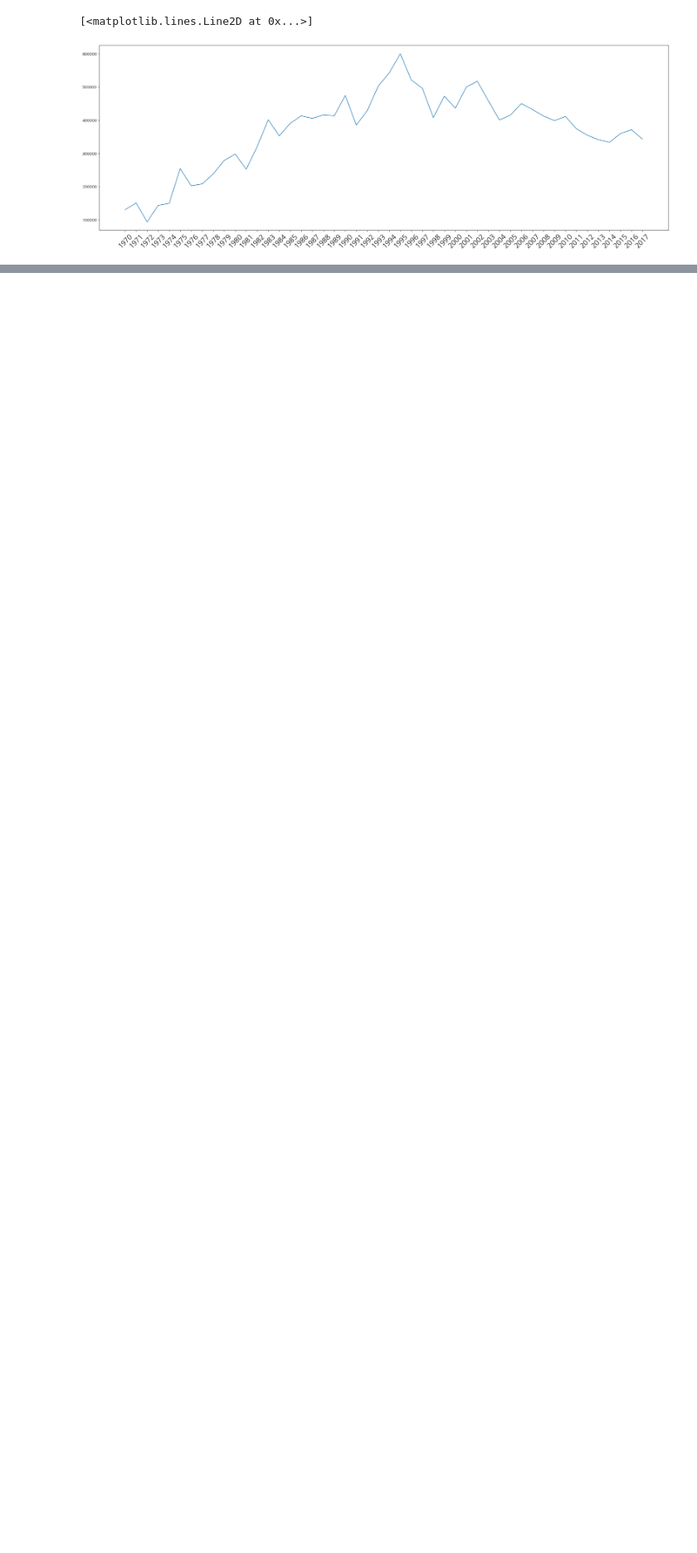
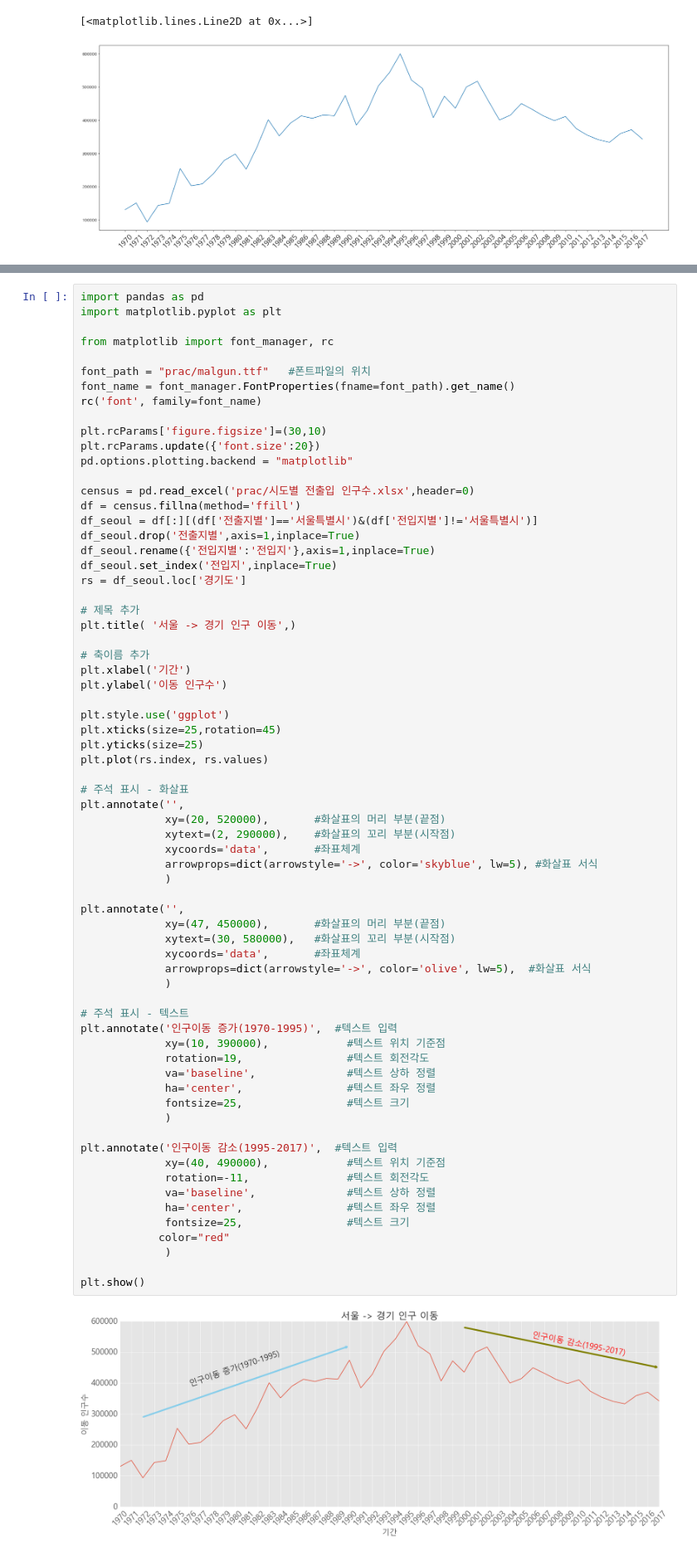
Before and after one commit to Adrian123K/pandas_ml, a Jupyter notebook: 04-2. Pandas DA (200714).ipynb, the cells around one changed output, grey strips where cells are left out. Shown at 83% size. Cells and saved outputs as stored; diff of their text form; blank space fills up the shorter version.

```diff
--- a/04-2. Pandas DA (200714).ipynb
+++ b/04-2. Pandas DA (200714).ipynb
@@ -291,0 +414,70 @@ plt.plot(rs.index, rs.values)
+# %%
+import pandas as pd
+import matplotlib.pyplot as plt
+
+from matplotlib import font_manager, rc
+
+font_path = "prac/malgun.ttf"   #폰트파일의 위치
+font_name = font_manager.FontProperties(fname=font_path).get_name()
+rc('font', family=font_name)
+
+plt.rcParams['figure.figsize']=(30,10)
+plt.rcParams.update({'font.size':20})
+pd.options.plotting.backend = "matplotlib"
+
+census = pd.read_excel('prac/시도별 전출입 인구수.xlsx',header=0)
+df = census.fillna(method='ffill')
+df_seoul = df[:][(df['전출지별']=='서울특별시')&(df['전입지별']!='서울특별시')]
+df_seoul.drop('전출지별',axis=1,inplace=True)
+df_seoul.rename({'전입지별':'전입지'},axis=1,inplace=True)
+df_seoul.set_index('전입지',inplace=True)
+rs = df_seoul.loc['경기도']
+
+# 제목 추가
+plt.title( '서울 -> 경기 인구 이동',)
+
+# 축이름 추가
+plt.xlabel('기간')
+plt.ylabel('이동 인구수')
+
+plt.style.use('ggplot')
+plt.xticks(size=25,rotation=45)
+plt.yticks(size=25)
+plt.plot(rs.index, rs.values)
+
+# 주석 표시 - 화살표
+plt.annotate('',
+             xy=(20, 520000),       #화살표의 머리 부분(끝점)
+             xytext=(2, 290000),    #화살표의 꼬리 부분(시작점)
+             xycoords='data',       #좌표체계
+             arrowprops=dict(arrowstyle='->', color='skyblue', lw=5), #화살표 서식
+             )
+
+plt.annotate('',
+             xy=(47, 450000),       #화살표의 머리 부분(끝점)
+             xytext=(30, 580000),   #화살표의 꼬리 부분(시작점)
+             xycoords='data',       #좌표체계
+             arrowprops=dict(arrowstyle='->', color='olive', lw=5),  #화살표 서식
+             )
+
+# 주석 표시 - 텍스트
+plt.annotate('인구이동 증가(1970-1995)',  #텍스트 입력
+             xy=(10, 390000),            #텍스트 위치 기준점
+             rotation=19,                #텍스트 회전각도
+             va='baseline',              #텍스트 상하 정렬
+             ha='center',                #텍스트 좌우 정렬
+             fontsize=25,                #텍스트 크기
+             )
+
+plt.annotate('인구이동 감소(1995-2017)',  #텍스트 입력
+             xy=(40, 490000),            #텍스트 위치 기준점
+             rotation=-11,               #텍스트 회전각도
+             va='baseline',              #텍스트 상하 정렬
+             ha='center',                #텍스트 좌우 정렬
+             fontsize=25,                #텍스트 크기
+            color="red"
+             )
+
+plt.show()
+# %% [output]
+[figure, added]
```
Also changed, not shown: parts of 10 cells of this notebook.
